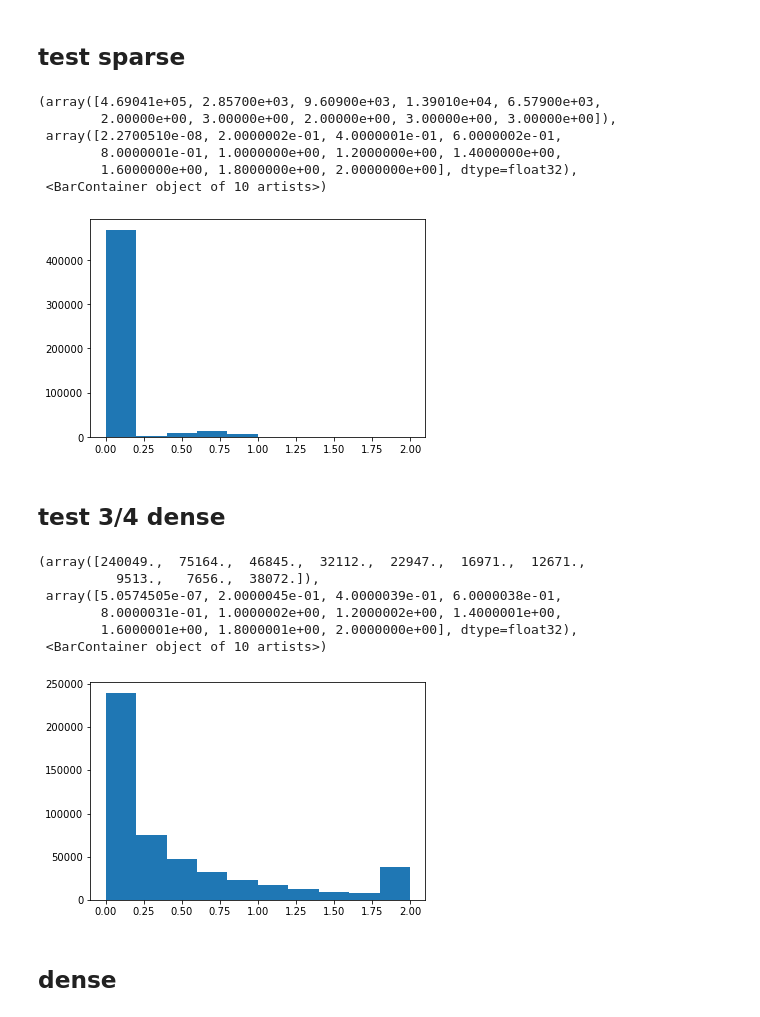
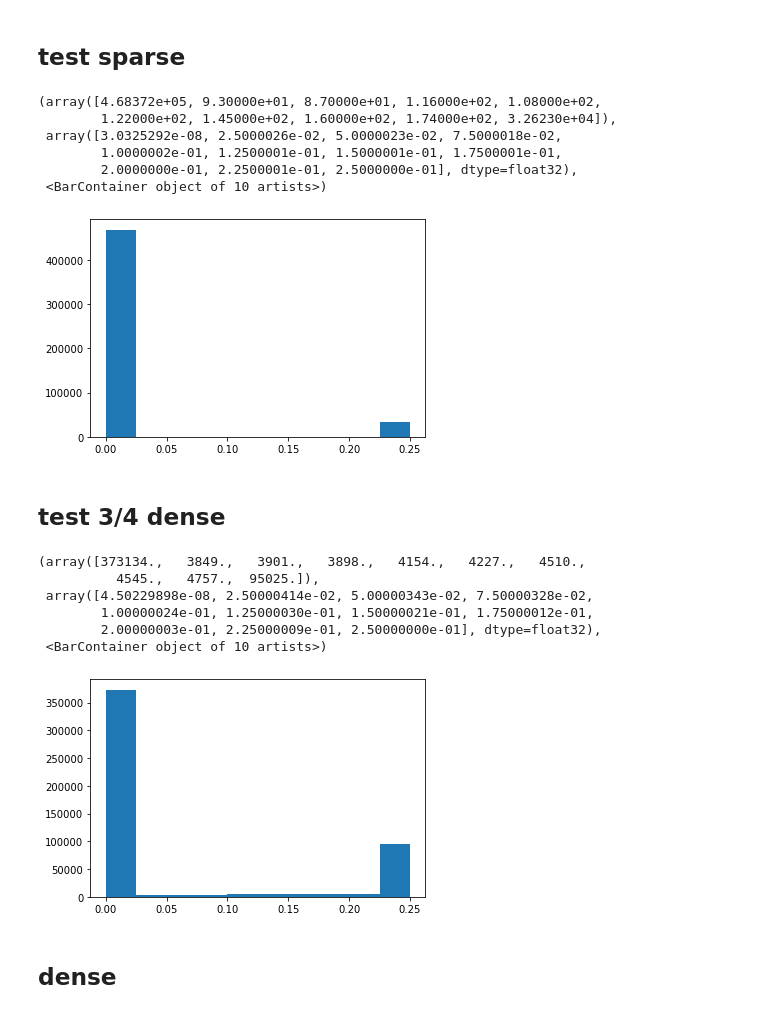
Before and after one commit to TurquoiseKitty/AssortmentNN, a Jupyter notebook: EXP7.ipynb, the cells around one changed output. Drawn from its saved outputs; the diff is of its cells as text; code cells hidden in the pictures.

```diff
--- a/EXP7.ipynb
+++ b/EXP7.ipynb
@@ -137,6 +137,34 @@ Vec_Len = N_prod + 1
 
 DENSE_AMOUNT = 2000
 
+import AssortmentGenerator as AG
+import MarkovGenerator as MG
+import Models
+import time
+
+import numpy as np
+import torch
+import torch.nn as nn
+
+from torch import optim
+from torch.utils.data import Dataset, DataLoader, TensorDataset
+import matplotlib.pyplot as plt
+
+start_time = time.time()
+
+N_prod = 250        # number of products
+Vec_Len = N_prod + 1
+Neck_Len = 30       # bottle neck width
+EPOCHS = 2000
+SAMPLE_AMOUNT = 500000
+BATCH_SIZE = 5000
+TRAIN_VALI_RATE = 0.9
+ADAM_LR = 0.0005
+
+# generate latent parameters
+transP = np.load("EXP7_dump/markov_matrix.npy")
+lams = np.load("EXP7_dump/arriving_lambda.npy")
+
 model = torch.load("EXP7_dump/bottleneck_model_LARGE.pth")
 INPUT = np.zeros((DENSE_AMOUNT,Vec_Len))
 OUTPUT = np.zeros((DENSE_AMOUNT,Vec_Len))
@@ -153,52 +181,52 @@ MODEL_OUT = model(INPUT)
 
 RELATIVE_LOSS = nn.functional.l1_loss(OUTPUT, MODEL_OUT, size_average=False, reduce = False, reduction = None) / torch.clamp(OUTPUT, min = 1/Vec_Len)
 
-losses = torch.clamp(torch.reshape(RELATIVE_LOSS,(-1,)), max=2).detach().numpy()
+losses = torch.clamp(torch.reshape(RELATIVE_LOSS,(-1,)), max=0.25).detach().numpy()
 
 plt.hist(losses)
 # %% [output]
-(array([4.69041e+05, 2.85700e+03, 9.60900e+03, 1.39010e+04, 6.57900e+03,
-        2.00000e+00, 3.00000e+00, 2.00000e+00, 3.00000e+00, 3.00000e+00]),
- array([2.2700510e-08, 2.0000002e-01, 4.0000001e-01, 6.0000002e-01,
-        8.0000001e-01, 1.0000000e+00, 1.2000000e+00, 1.4000000e+00,
-        1.6000000e+00, 1.8000000e+00, 2.0000000e+00], dtype=float32),
+(array([4.68372e+05, 9.30000e+01, 8.70000e+01, 1.16000e+02, 1.08000e+02,
+        1.22000e+02, 1.45000e+02, 1.60000e+02, 1.74000e+02, 3.26230e+04]),
+ array([3.0325292e-08, 2.5000026e-02, 5.0000023e-02, 7.5000018e-02,
+        1.0000002e-01, 1.2500001e-01, 1.5000001e-01, 1.7500001e-01,
+        2.0000000e-01, 2.2500001e-01, 2.5000000e-01], dtype=float32),
  <BarContainer object of 10 artists>)
-[figure, old version]
+[figure, new version]
 # %% [markdown]
 ## test 3/4 dense
 # %%
 N_prod = 250        # number of products
 Vec_Len = N_prod + 1
 
 DENSE_AMOUNT = 2000
 
 model = torch.load("EXP7_dump/bottleneck_model_LARGE.pth")
 INPUT = np.zeros((DENSE_AMOUNT,Vec_Len))
 OUTPUT = np.zeros((DENSE_AMOUNT,Vec_Len))
 for i in range(DENSE_AMOUNT):
-    assort = AG.GenAssortment_Even(N_prod, 3/4)
+    assort = AG.GenAssortment_Even(N_prod, 26/100)
     INPUT[i] = AG.Product_0(assort)
     OUTPUT[i] = MG.Absorbing_Calculator(lams, transP, assort)
 
 
 INPUT=torch.Tensor(INPUT)
 OUTPUT = torch.Tensor(OUTPUT)
 
 MODEL_OUT = model(INPUT)
 
 RELATIVE_LOSS = nn.functional.l1_loss(OUTPUT, MODEL_OUT, size_average=False, reduce = False, reduction = None) / torch.clamp(OUTPUT, min = 1/Vec_Len)
 
-losses = torch.clamp(torch.reshape(RELATIVE_LOSS,(-1,)), max=2).detach().numpy()
+losses = torch.clamp(torch.reshape(RELATIVE_LOSS,(-1,)), max=0.25).detach().numpy()
 
 plt.hist(losses)
 # %% [output]
-(array([240049.,  75164.,  46845.,  32112.,  22947.,  16971.,  12671.,
-          9513.,   7656.,  38072.]),
- array([5.0574505e-07, 2.0000045e-01, 4.0000039e-01, 6.0000038e-01,
-        8.0000031e-01, 1.0000002e+00, 1.2000002e+00, 1.4000001e+00,
-        1.6000001e+00, 1.8000001e+00, 2.0000000e+00], dtype=float32),
+(array([373134.,   3849.,   3901.,   3898.,   4154.,   4227.,   4510.,
+          4545.,   4757.,  95025.]),
+ array([4.50229898e-08, 2.50000414e-02, 5.00000343e-02, 7.50000328e-02,
+        1.00000024e-01, 1.25000030e-01, 1.50000021e-01, 1.75000012e-01,
+        2.00000003e-01, 2.25000009e-01, 2.50000000e-01], dtype=float32),
  <BarContainer object of 10 artists>)
-[figure, old version]
+[figure, new version]
 # %% [markdown]
 ## dense
 # %%
```
Also changed, not shown: 3 other files.
